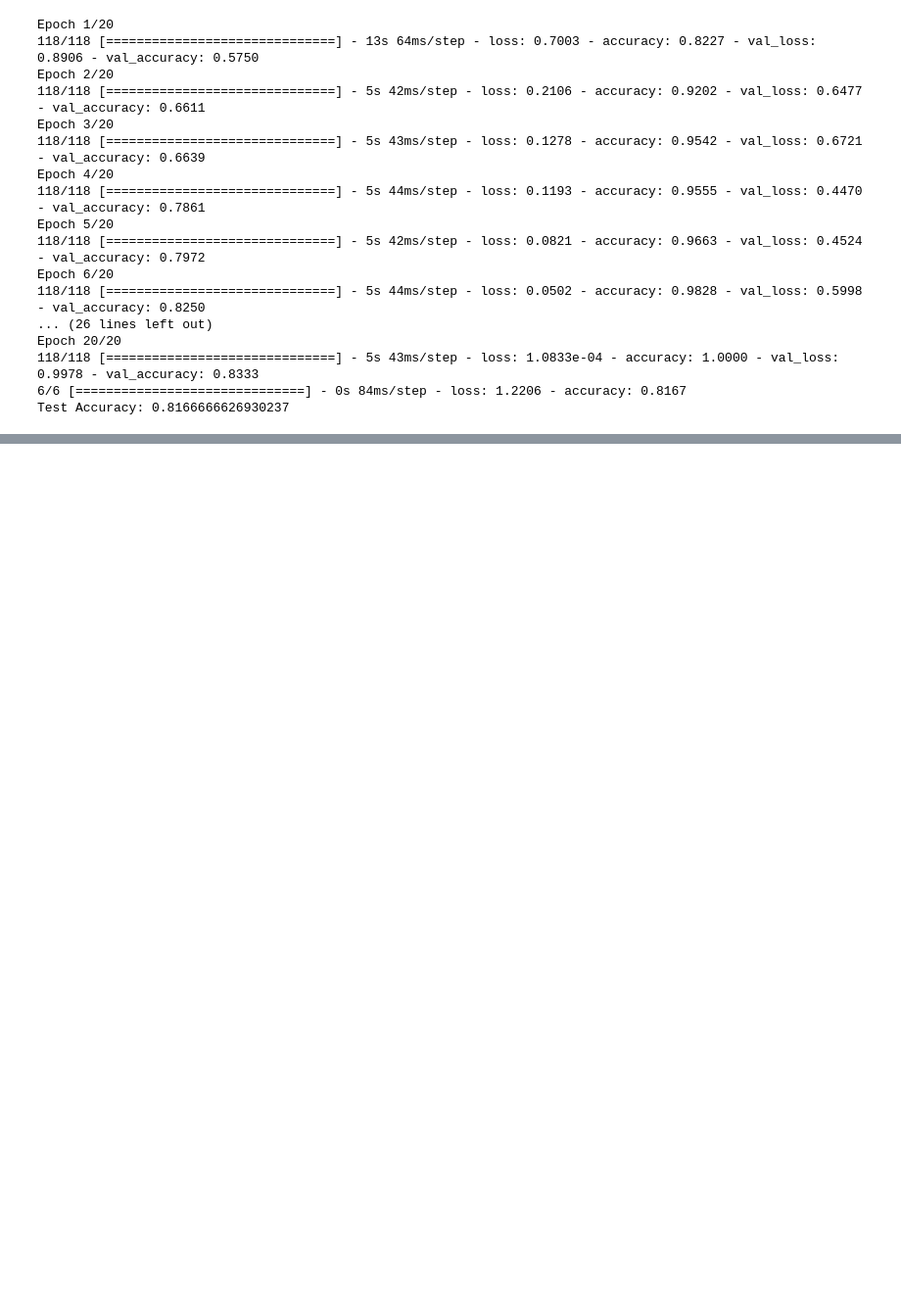
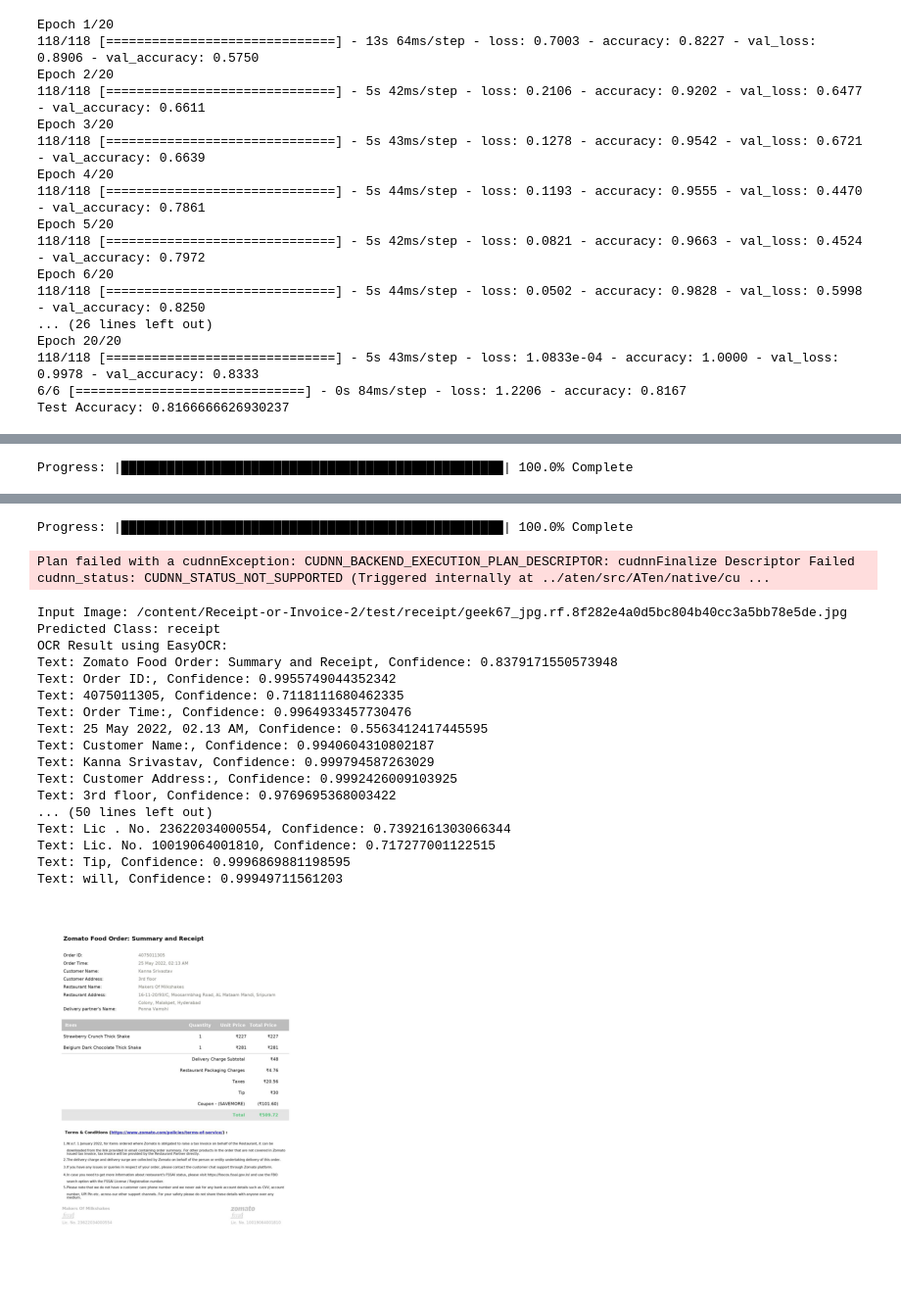
Before and after one commit to yasiramri/capstone-ml, a Jupyter notebook: cp.ipynb, the cells around one changed output, grey strips where cells are left out. Shown: that part at 98% size. Saved outputs shown, nothing was run; the diff lists cells and outputs as text; code cells hidden in the pictures; blank space fills up the shorter version.

```diff
--- a/cp.ipynb
+++ b/cp.ipynb
@@ -214,3 +214,32 @@ def integrate_ocr_with_model(image_path):
     ocr_result_pytesseract = perform_ocr_pytesseract(image_path)
 
     return label_encoder.classes_[prediction], ocr_result_easyocr, ocr_result_pytesseract
+# %%
+def select_random_image(directory):
+    all_files = []
+    for root, dirs, files in os.walk(directory):
+        for file in files:
+            if file.endswith('.jpg') or file.endswith('.png'):
+                all_files.append(os.path.join(root, file))
+    random_image = random.choice(all_files)
+    return random_image
+# %%
+# Select a random image from the test_path directory
+random_image_path = select_random_image(test_path)
+
+# Perform the OCR and classification
+predicted_class, ocr_text_easyocr, ocr_text_pytesseract = integrate_ocr_with_model(random_image_path)
+
+# Print the results
+print(f"Input Image: {random_image_path}")
+print(f"Predicted Class: {predicted_class}")
+print("OCR Result using EasyOCR:")
+for detection in ocr_text_easyocr:
+    print(f"Text: {detection[1]}, Confidence: {detection[2]}")
+
+# Display the image
+img = Image.open(random_image_path)
+plt.imshow(img)
+plt.axis('off')
+plt.show()
+# %% [output]
@@ -216,0 +248 @@ def integrate_ocr_with_model(image_path):
+Progress: |██████████████████████████████████████████████████| 100.0% Complete
@@ -216,0 +250,20 @@ def integrate_ocr_with_model(image_path):
+Progress: |██████████████████████████████████████████████████| 100.0% Complete
+Plan failed with a cudnnException: CUDNN_BACKEND_EXECUTION_PLAN_DESCRIPTOR: cudnnFinalize Descriptor Failed cudnn_status: CUDNN_STATUS_NOT_SUPPORTED (Triggered internally at ../aten/src/ATen/native/cu ...
+Input Image: /content/Receipt-or-Invoice-2/test/receipt/geek67_jpg.rf.8f282e4a0d5bc804b40cc3a5bb78e5de.jpg
+Predicted Class: receipt
+OCR Result using EasyOCR:
+Text: Zomato Food Order: Summary and Receipt, Confidence: 0.8379171550573948
+Text: Order ID:, Confidence: 0.9955749044352342
+Text: 4075011305, Confidence: 0.7118111680462335
+Text: Order Time:, Confidence: 0.9964933457730476
+Text: 25 May 2022, 02.13 AM, Confidence: 0.5563412417445595
+Text: Customer Name:, Confidence: 0.9940604310802187
+Text: Kanna Srivastav, Confidence: 0.999794587263029
+Text: Customer Address:, Confidence: 0.9992426009103925
+Text: 3rd floor, Confidence: 0.9769695368003422
+... (50 lines left out)
+Text: Lic . No. 23622034000554, Confidence: 0.7392161303066344
+Text: Lic. No. 10019064001810, Confidence: 0.717277001122515
+Text: Tip, Confidence: 0.9996869881198595
+Text: will, Confidence: 0.99949711561203
+[figure, added]
```
Also changed, not shown: parts of 7 cells of this notebook.
